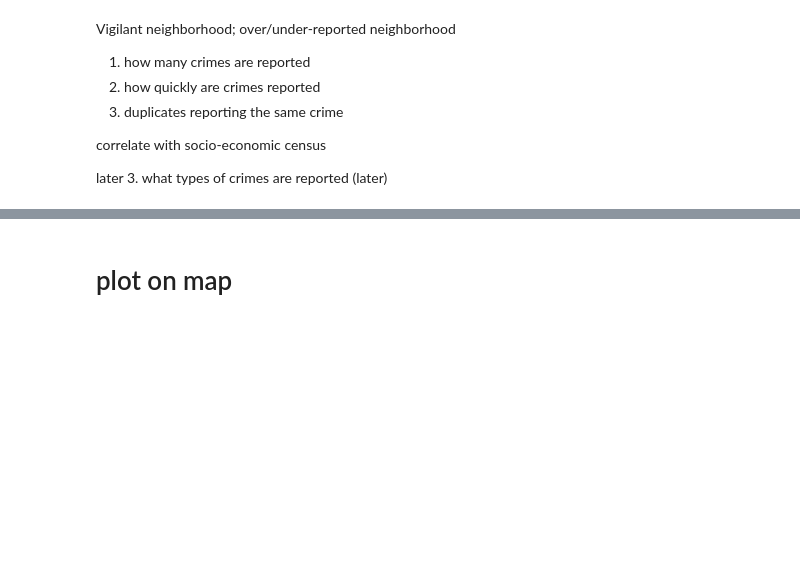
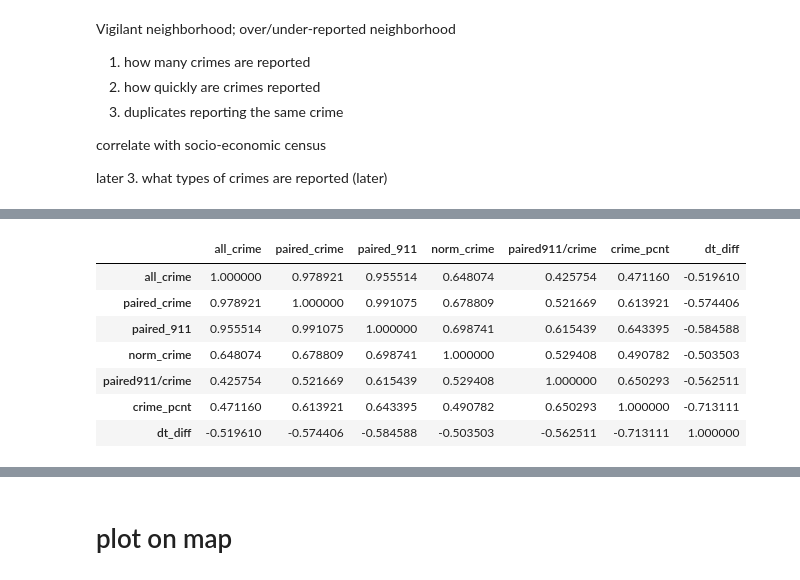
Before and after one commit to JHWu92/public-safety-baltimore, a Jupyter notebook: 911 and crime.ipynb, the cells around one changed output, grey strips where cells are left out. Saved outputs shown, nothing was run; the diff lists cells and outputs as text; code cells hidden in the pictures; blank space fills up the shorter version.

```diff
--- a/911 and crime.ipynb
+++ b/911 and crime.ipynb
@@ -247,0 +243,4 @@ later
+# %%
+ind_2010 = pd.read_excel('data/open-baltimore/raw/VS16_Indicators_2010-2016.xlsx',sheetname='2010')
+ind_2010 = ind_2010.rename(columns={'CSA2010': 'csa2010'}).set_index('csa2010').drop('Baltimore City')
+population = ind_2010[['Total Population']]
@@ -247,0 +261,2 @@ later
+# %%
+y_cols = ['all_crime', 'paired_crime', 'paired_911', 'norm_crime', 'paired911/crime', 'crime_pcnt','dt_diff']
@@ -247,0 +271,13 @@ later
+# %%
+# 'pearson', 'kendall', 'spearman'
+nb_with_indicators[y_cols].corr('pearson')
+# nb_with_indicators.drop(indicators.columns.tolist()+population.columns.tolist(), axis=1).corr()
+# %% [output]
+|  | all_crime | paired_crime | paired_911 | norm_crime | paired911/crime | crime_pcnt | dt_diff |
+| all_crime | 1.000000 | 0.978921 | 0.955514 | 0.648074 | 0.425754 | 0.471160 | -0.519610 |
+| paired_crime | 0.978921 | 1.000000 | 0.991075 | 0.678809 | 0.521669 | 0.613921 | -0.574406 |
+| paired_911 | 0.955514 | 0.991075 | 1.000000 | 0.698741 | 0.615439 | 0.643395 | -0.584588 |
+| norm_crime | 0.648074 | 0.678809 | 0.698741 | 1.000000 | 0.529408 | 0.490782 | -0.503503 |
+| paired911/crime | 0.425754 | 0.521669 | 0.615439 | 0.529408 | 1.000000 | 0.650293 | -0.562511 |
+| crime_pcnt | 0.471160 | 0.613921 | 0.643395 | 0.490782 | 0.650293 | 1.000000 | -0.713111 |
+| dt_diff | -0.519610 | -0.574406 | -0.584588 | -0.503503 | -0.562511 | -0.713111 | 1.000000 |
```
Also changed, not shown: parts of 21 cells of this notebook.
